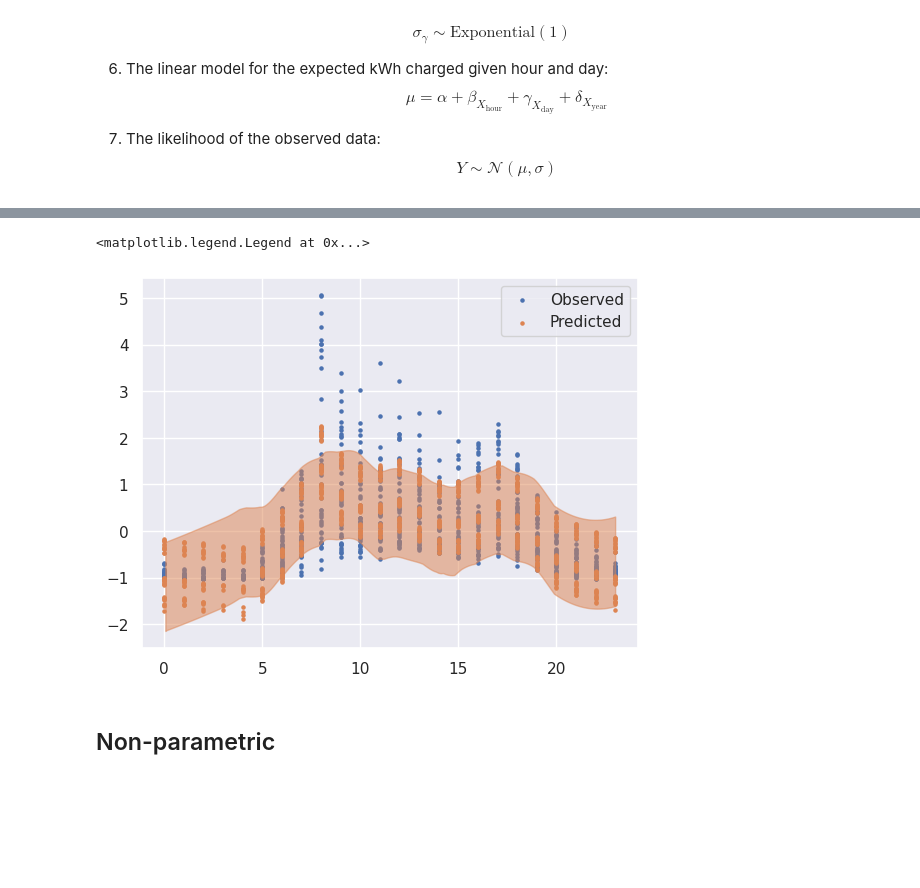
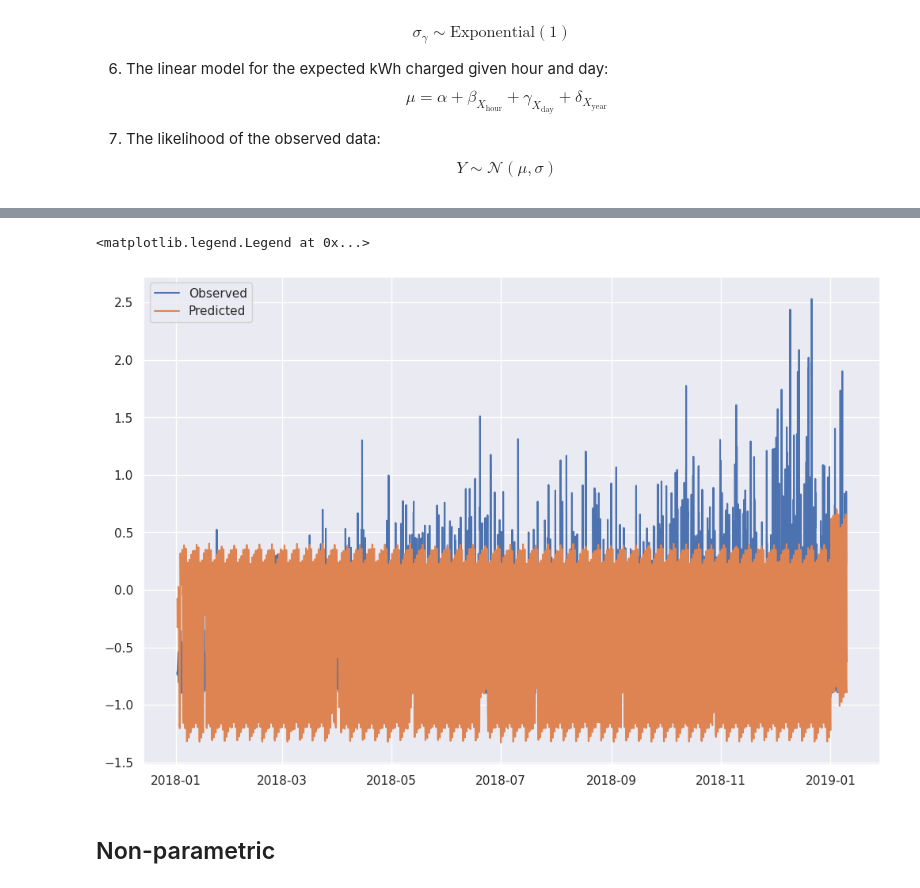
Before and after one commit to camirmas/ev_analysis, a Jupyter notebook: ev_analysis/load_prediction.ipynb, the cells around one changed output, grey strips where cells are left out. Drawn from its saved outputs; the diff is of its cells as text; code cells hidden in the pictures; blank space fills up the shorter version.

```diff
--- a/ev_analysis/load_prediction.ipynb
+++ b/ev_analysis/load_prediction.ipynb
@@ -98,0 +109,7 @@ data
+# %%
+# Apply the function to each row and concatenate the results
+hourly_contributions = pd.concat([distribute_energy_hourly(row) for index, row in df.iterrows()], ignore_index=True)
+# Group by the hour and sum up the energy for that hour
+hourly_energy_demand = hourly_contributions.groupby(hourly_contributions['hour_date']).sum().reset_index()
+
+print(hourly_energy_demand)
@@ -98,0 +131,7 @@ data
+# %%
+hourly_energy_demand["hour"] = hourly_energy_demand["hour_date"].dt.hour
+hourly_energy_demand["day"] = hourly_energy_demand["hour_date"].dt.dayofweek
+hourly_energy_demand["year"] = hourly_energy_demand["hour_date"].dt.year
+year_idx, years = pd.factorize(hourly_energy_demand["year"])
+hourly_energy_demand["year_idx"] = year_idx
+hourly_energy_demand
@@ -99,6 +173,5 @@ data
 # %%
-# total kWh by hour and day
-X = data.groupby(['year_idx', 'day', 'hour'])['kWh'].sum().reset_index()
+X = hourly_energy_demand.copy()
 X["kWh_std"] = (X["kWh"] - X["kWh"].mean()) / X["kWh"].std()
 
 X
@@ -485,13 +538,13 @@ with pm.Model(coords=coords) as model3:
     sigma_delta = pm.Gamma("sigma_delta", 1, 2)
 
     # hour of day
-    beta = pm.Normal("beta", 0, sigma_beta, dims="hour")
+    beta = pm.Normal("beta", 0, 1, dims="hour")
     # day of week
-    gamma = pm.Normal("gamma", 0, sigma_gamma, dims="day")
+    gamma = pm.Normal("gamma", 0, 1, dims="day")
     # year
-    delta = pm.Normal("delta", 0, sigma_delta, dims="year")
+    delta = pm.Normal("delta", 0, 1, dims="year")
 
-    mu = beta[X.hour] + gamma[X.day] + delta[X.year_idx]
+    mu = beta[X.hour]*sigma_beta + gamma[X.day]*sigma_gamma + delta[X.year_idx]*sigma_delta
     sigma = pm.HalfNormal("sigma", 1)
 
     obs = pm.Normal("Y_obs", mu=mu, sigma=sigma, observed=X.kWh_std)
@@ -601,16 +654,15 @@ r2        0.758435
 r2_std    0.000000
 dtype: float64
 # %%
-fig, ax = plt.subplots()
+fig, ax = plt.subplots(figsize=(12, 8))
 
-ax.scatter(X.hour, X.kWh_std, s=5, label="Observed")
-ax.scatter(X.hour, Y_obs, s=5, label="Predicted")
-az.plot_hdi(X.hour, idata3.posterior_predictive.Y_obs)
+ax.plot(X.hour_date[:24*365], X.kWh_std[:24*365], label="Observed")
+ax.plot(X.hour_date[:24*365], Y_obs[:24*365], label="Predicted")
 
 ax.legend()
 # %% [output]
 <matplotlib.legend.Legend at 0x...>
-[figure, old version]
+[figure, new version]
 # %% [markdown]
 ## Non-parametric
 # %% [markdown]
```
Also changed, not shown: parts of 45 cells of this notebook.
